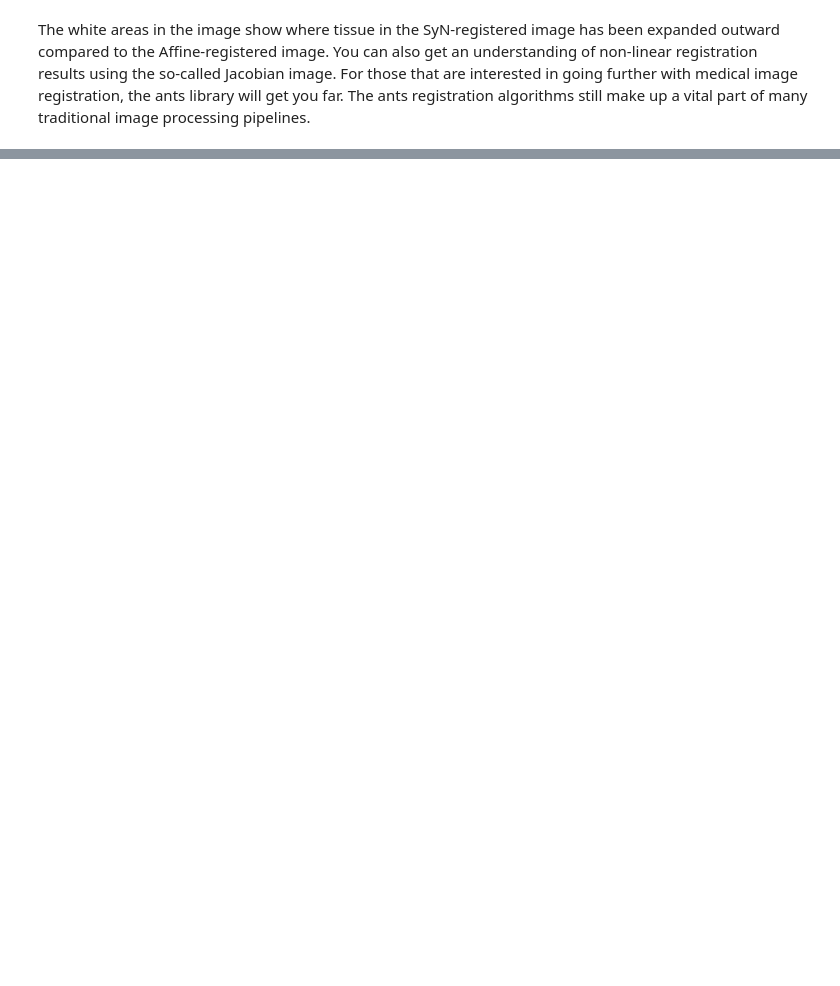
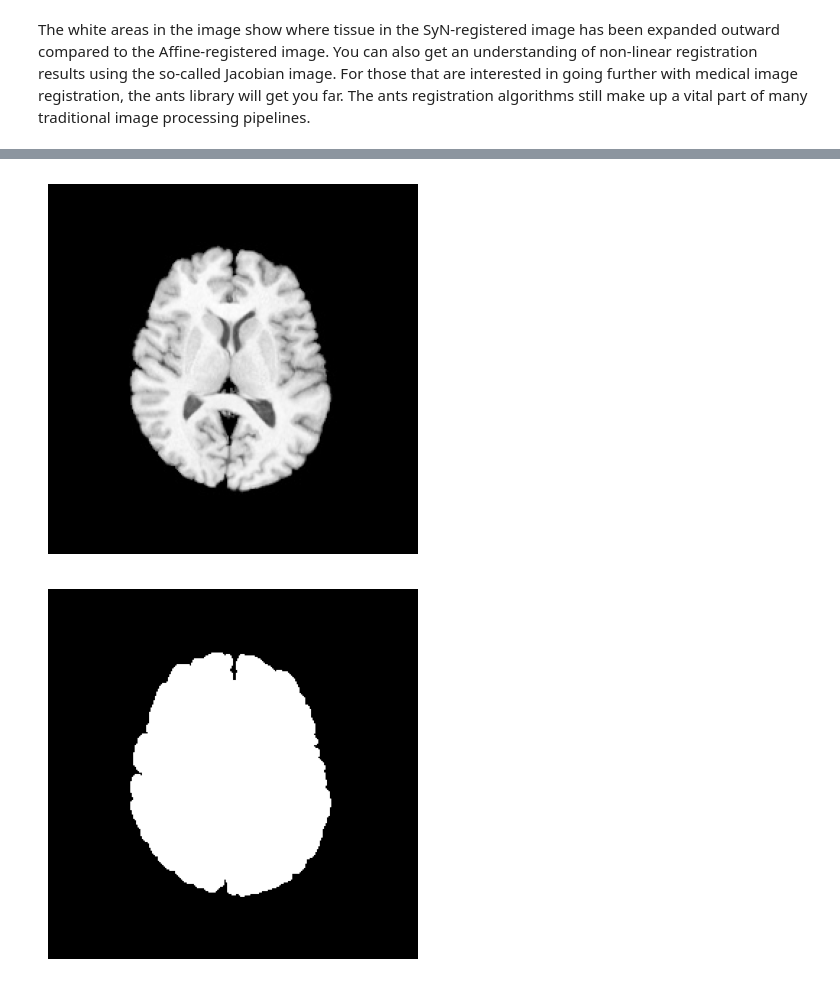
Before and after one commit to nitrain/book, a Jupyter notebook: book/01-04.ipynb, the cells around one changed output, grey strips where cells are left out. Drawn from its saved outputs; the diff is of its cells as text; code cells hidden in the pictures; blank space fills up the shorter version.

Commit message:
update image operations chapter

```diff
--- a/book/01-04.ipynb
+++ b/book/01-04.ipynb
@@ -61,0 +64,7 @@ The white areas in the image show where tissue in the SyN-registered image has b
+# %%
+mask = ants.get_mask(img)
+ants.plot(img)
+ants.plot(mask)
+# %% [output]
+[figure, added]
+[figure, added]
```
Also changed, not shown: parts of 31 cells of this notebook.
